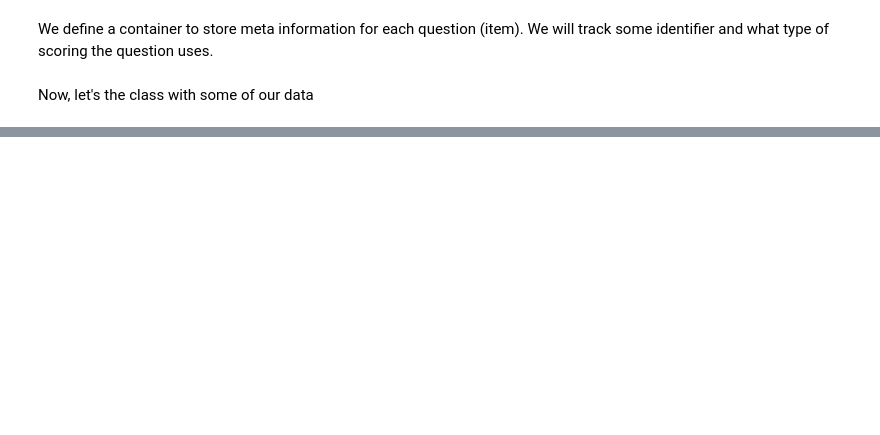
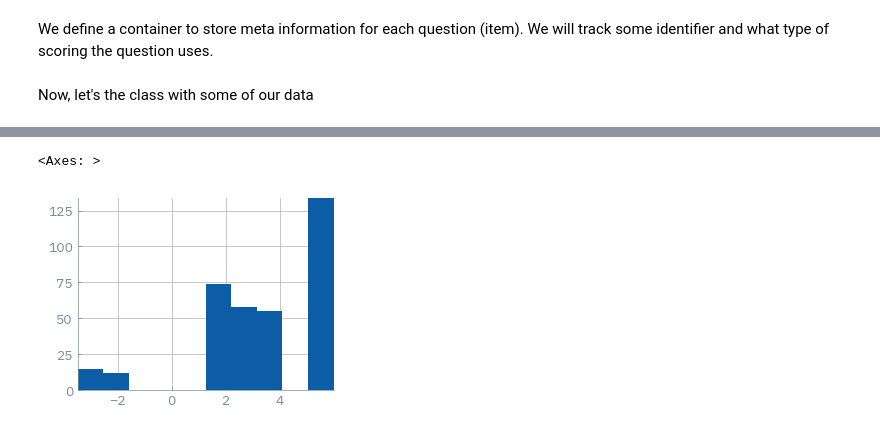
Before and after one commit to lamalab-org/irt-on-bench, a Jupyter notebook: nbs/irt.ipynb, the cells around one changed output, grey strips where cells are left out. Cells and saved outputs as stored; diff of their text form; code cells hidden in the pictures; blank space fills up the shorter version.

Commit message:
some plotting

```diff
--- a/nbs/irt.ipynb
+++ b/nbs/irt.ipynb
@@ -32,5 +32,5 @@ import pickle
 import numpy as np
 from girth import twopl_mml, rasch_mml, ability_mle
 # %%
-with open('/Users/kevinmaikjablonka/Library/CloudStorage/Dropbox/fileshares/model_score_dicts.pkl', 'rb') as f:
+with open('/Users/n0w0f/git/n0w0f/irt-on-bench/data/model_score_dict.pkl', 'rb') as f:
     model_score_dicts = pickle.load(f)
@@ -52,0 +56,9 @@ model_score_dicts['overall']['Claude-2-Zero-T']
+# %%
+models = list(model_score_dicts['overall'].keys())
+binary_matrix = np.zeros((len(model_score_dicts['overall']['Claude-3.5 (Sonnet)']), len(models)))
+
+for i, model in enumerate(models):
+   binary_matrix[:,i] = model_score_dicts['overall'][model]['all_correct_'].values
+
+# Convert to pandas DataFrame for better visualization
+binary_df = pd.DataFrame(binary_matrix, columns=models)
@@ -140,6 +159,13 @@ class BenchmarkAnalyzer:
         binary_matrix = (self.score_matrix >= 0.5).astype(int).T #  needs to be [n_items, n_participants]
 
         if model == '2pl':
+            # options = {
+            # 'max_iteration': 200,
+            # 'quadrature_n': 61,  # More quadrature points for better precision
+            # 'quadrature_bounds': (-6, 6),  # Default bounds
+            # 'estimate_distribution': True  # Allow distribution estimation
+            # }
+
             results = twopl_mml(binary_matrix)
             difficulties = results['Difficulty']
             discriminations = results['Discrimination']
@@ -147,10 +173,6 @@ class BenchmarkAnalyzer:
             results = rasch_mml(binary_matrix)
             difficulties = results['Difficulty']
             discriminations = np.ones_like(difficulties)
-
-        print(binary_matrix.T.shape)
-        print(difficulties.shape)
-        print(discriminations.shape)
 
         abilities = ability_mle(
             binary_matrix,
@@ -162,7 +184,8 @@ class BenchmarkAnalyzer:
         return {
             'difficulties': difficulties,
             'discriminations': discriminations,
-            'abilities': abilities
+            'abilities': abilities,
+            'binary_matrix': binary_matrix
         }
 
 
@@ -235,3 +381,8 @@ dict(zip(analyzer.model_ids, results['abilities']))
 # %%
 #| hide
 import nbdev; nbdev.nbdev_export()
+# %%
+influential_analysis_results['influential_questions']['difficulty'].hist()
+# %% [output]
+<Axes: >
+[figure, added]
```
Also changed, not shown: parts of 47 cells of this notebook, 10 other files.
